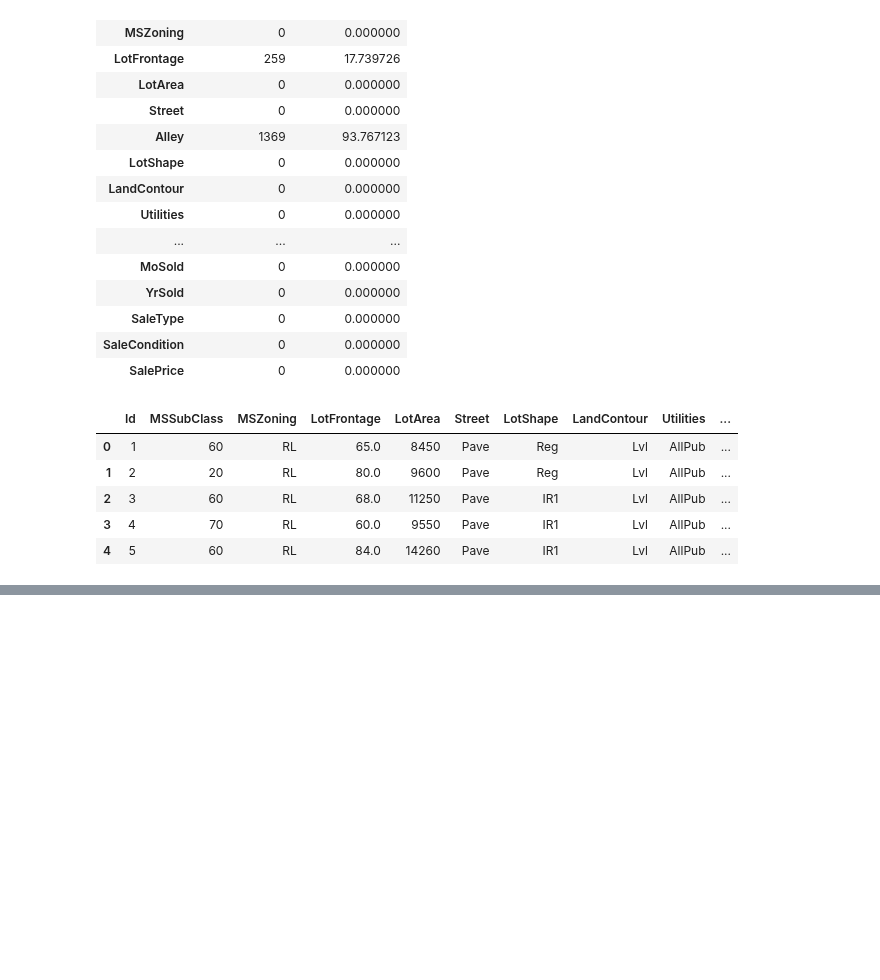
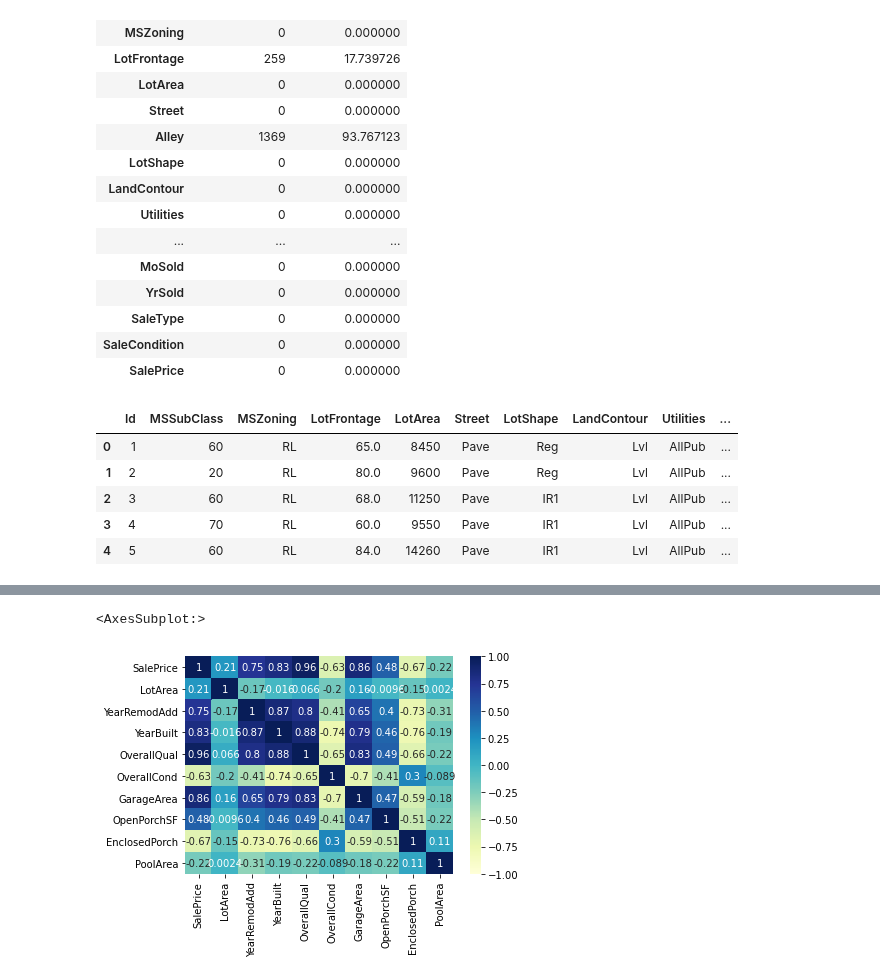
Before and after one commit to davidegonzale/data-pt-ber-08-20, a Jupyter notebook: Projects/module-2_projects/01_statistical-analysis-project/your-code/statistical-analysis-david.ipynb, the cells around one changed output, grey strips where cells are left out. Saved outputs shown, nothing was run; the diff lists cells and outputs as text; code cells hidden in the pictures; blank space fills up the shorter version.

```diff
--- a/Projects/module-2_projects/01_statistical-analysis-project/your-code/statistical-analysis-david.ipynb
+++ b/Projects/module-2_projects/01_statistical-analysis-project/your-code/statistical-analysis-david.ipynb
@@ -70,0 +83,9 @@ df.head()
+# %%
+df3 = df2[['SalePrice','LotArea', 'YearRemodAdd', 'YearBuilt',
+'OverallQual', 'OverallCond', 'GarageArea', 'OpenPorchSF', 'EnclosedPorch',
+'PoolArea']].corr()
+
+sns.heatmap(df3.corr(), vmin=-1, vmax=1, cmap='YlGnBu', annot= True)
+# %% [output]
+<AxesSubplot:>
+[figure, added]
```
Also changed, not shown: parts of 7 cells of this notebook.
